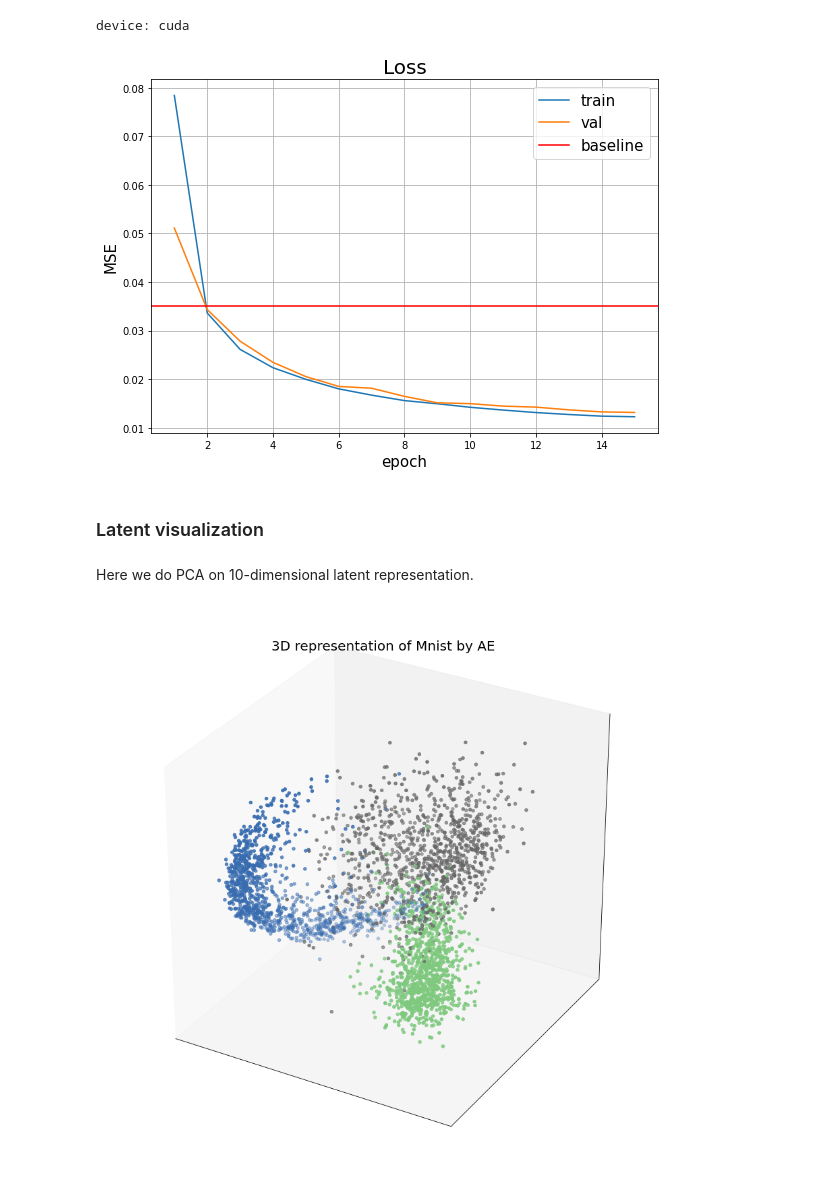
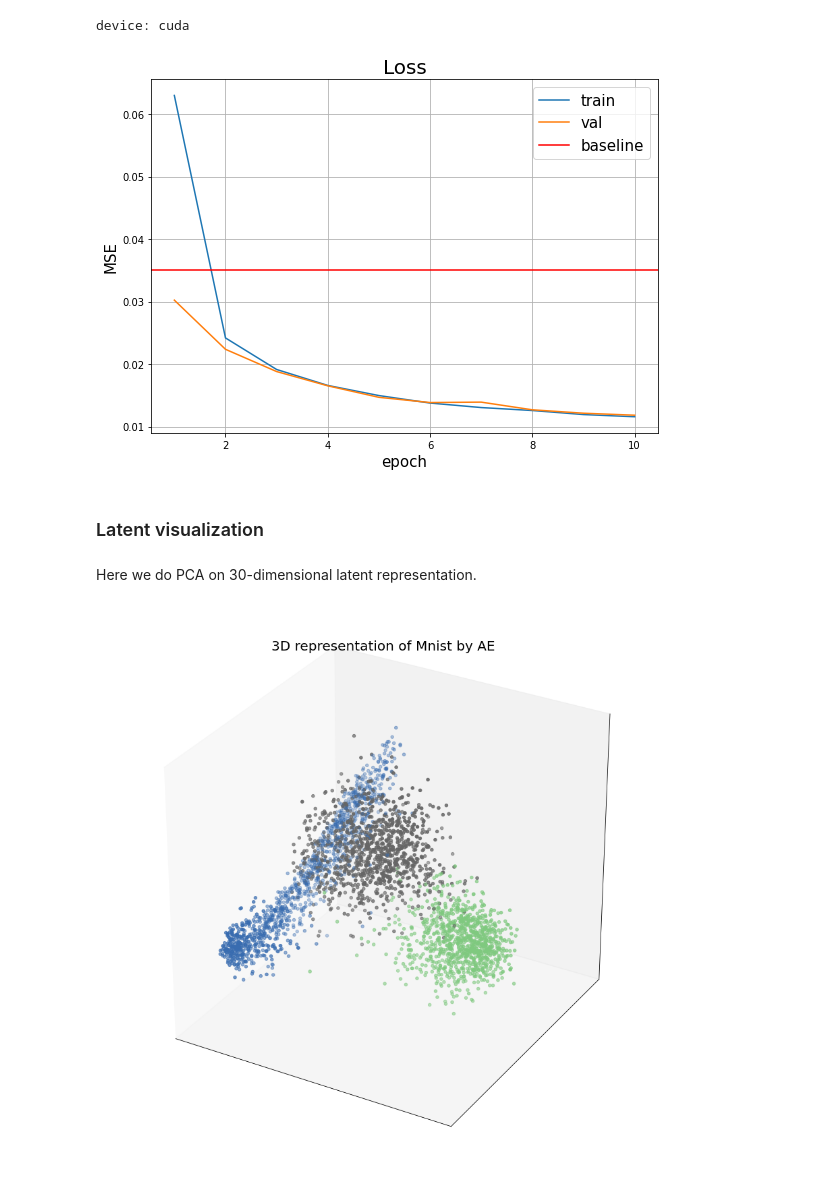
Before and after one commit to VyatkinAlexey/Noiseless, a Jupyter notebook: Notebooks/Autoencoder_ToLe_haha.ipynb, the cells around one changed output. Saved outputs shown, nothing was run; the diff lists cells and outputs as text; code cells hidden in the pictures.

Commit message:
Now batch could be with different classes

```diff
--- a/Notebooks/Autoencoder_ToLe_haha.ipynb
+++ b/Notebooks/Autoencoder_ToLe_haha.ipynb
@@ -77,4 +76,17 @@ Also the whole batch should be **of the same class**.
 # %%
+def zero_corresp_rows(inp_tensor, y_array, num_latent_clean):
+    """
+    inp_tensor is torch.tensor of shape (batch_size, latent_dim)
+    y_array is array of shape (batch_size,)
+    """
+    for ix, y_value in enumerate(y_array):
+        if y_value == 0: # clean image, we should zero last components
+            inp_tensor[ix, num_latent_clean:] = 0 # in torch this works
+        elif y_value == 2: # only noise, we should zero first components
+            inp_tensor[ix, :num_latent_clean] = 0 # in torch this works
+    return inp_tensor
+
+
 def train(epochs, net, criterion, optimizer, train_loader, val_loader,
           num_latent_clean=100,
           scheduler=None, verbose=True, save_dir=None, baseline=None, device='cuda'):
@@ -97,18 +109,17 @@ def train(epochs, net, criterion, optimizer, train_loader, val_loader,
             # Perform one step of minibatch stochastic gradient descent
             net_latent_first, net_latent_last, net_output = net.forward(X_train, num_latent_clean)
             loss_out = criterion(net_output, X_train)
-            if y_train[0] == 0: # clean image
-                loss_latent = criterion(net_latent_last,
-                                        torch.zeros(size=(X_train.shape[0], net_latent_last.shape[1]), device=device))
 
-                loss = loss_out + loss_latent
-            elif y_train[0] == 1: # noisy image
-                loss = loss_out
-            elif y_train[0] == 2: # noise only
-                loss_latent = criterion(net_latent_first,
-                                        torch.zeros(size=(X_train.shape[0], net_latent_first.shape[1]), device=device))
+            # now we will create tensor to compare with latent output
+            net_latent = torch.cat(tensors=(net_latent_first, net_latent_last), dim=1)
+            net_latent_copy = net_latent.detach().clone()
+            #net_latent_copy.requires_grad = False
 
-                loss = loss_out + loss_latent
+            net_latent_copy = zero_corresp_rows(net_latent_copy, y_train, num_latent_clean)
+
+            # finally combine losses
+            loss_latent = criterion(net_latent, net_latent_copy)
+            loss = loss_out + loss_latent
 
             optimizer.zero_grad()
             loss.backward()
@@ -211,18 +222,18 @@ scheduler = torch.optim.lr_scheduler.StepLR(optimizer, step_size=5, gamma=0.9)
 # %% [output]
 device: cuda
 # %%
-train_loader = torch_data.DataLoader(train_dset, batch_size=20, shuffle=False)
+train_loader = torch_data.DataLoader(train_dset, batch_size=20, shuffle=True)
 val_loader = torch_data.DataLoader(test_dset, batch_size=100, shuffle=False)
 # %%
-epochs = 15
+epochs = 10
 train(epochs, net, criterion, optimizer, train_loader, val_loader, num_latent_clean=10,
       scheduler=scheduler, verbose=True, baseline=0.035)
 # %% [output]
-[figure, old version]
+[figure, new version]
 # %% [markdown]
 ### Latent visualization
 # %% [markdown]
-Here we do PCA on 10-dimensional latent representation.
+Here we do PCA on 30-dimensional latent representation.
 # %%
 ### BEGIN Solution
 
@@ -252,4 +263,4 @@ _ = ax1.set_zticks([])
 
 _ = ax1.set_title('3D representation of Mnist by AE', fontsize=20)
 # %% [output]
-[figure, old version]
+[figure, new version]
```
Also changed, not shown: parts of 1 cell of this notebook.
